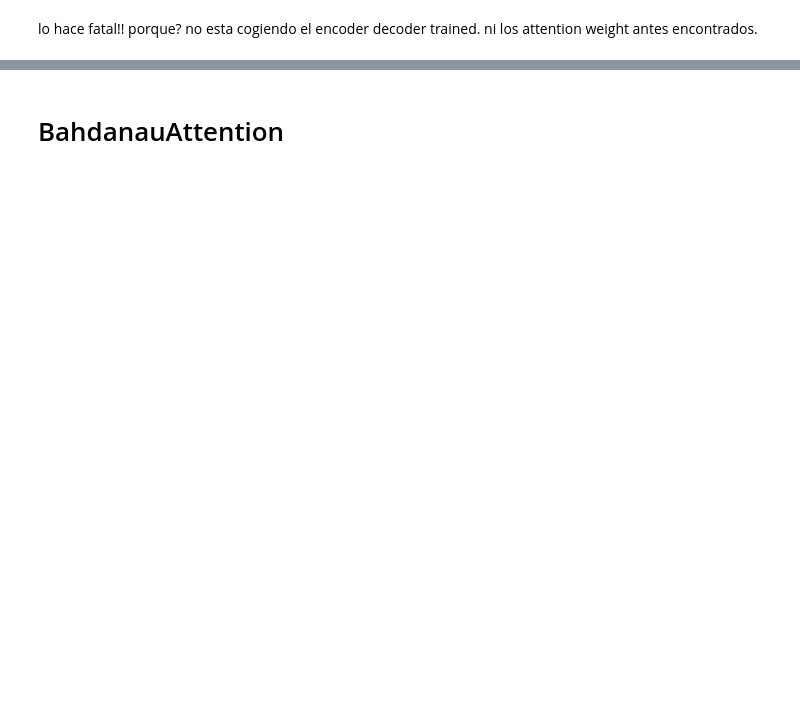
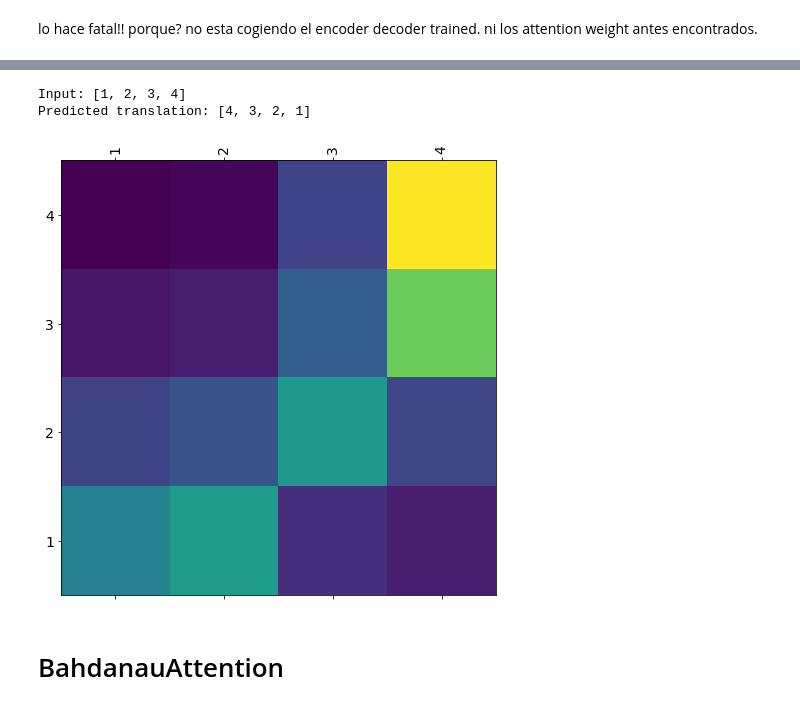
Before and after one commit to JanLeyva/DeepLearning, a Jupyter notebook: Assignment3Test1.ipynb, the cells around one changed output, grey strips where cells are left out. Drawn from its saved outputs; the diff is of its cells as text; code cells hidden in the pictures; blank space fills up the shorter version.

```diff
--- a/Assignment3Test1.ipynb
+++ b/Assignment3Test1.ipynb
@@ -528,3 +716,9 @@ Predicted translation: [4, 3, 2, 1]
+# %%
+plotWeight(one_hot_decode(Xtest), attention)
+# %% [output]
+Input: [1, 2, 3, 4]
+Predicted translation: [4, 3, 2, 1]
+[figure, added]
 # %% [markdown]
 # BahdanauAttention
 # %%
```
Also changed, not shown: parts of 27 cells of this notebook.
